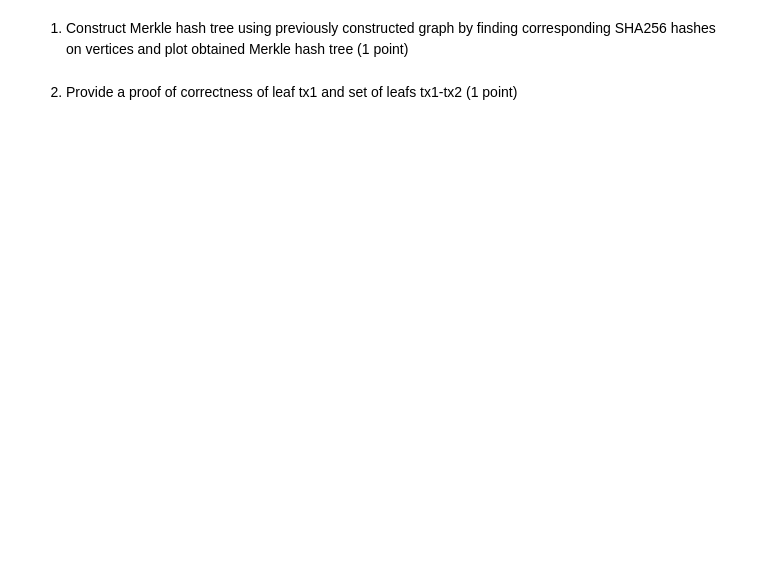
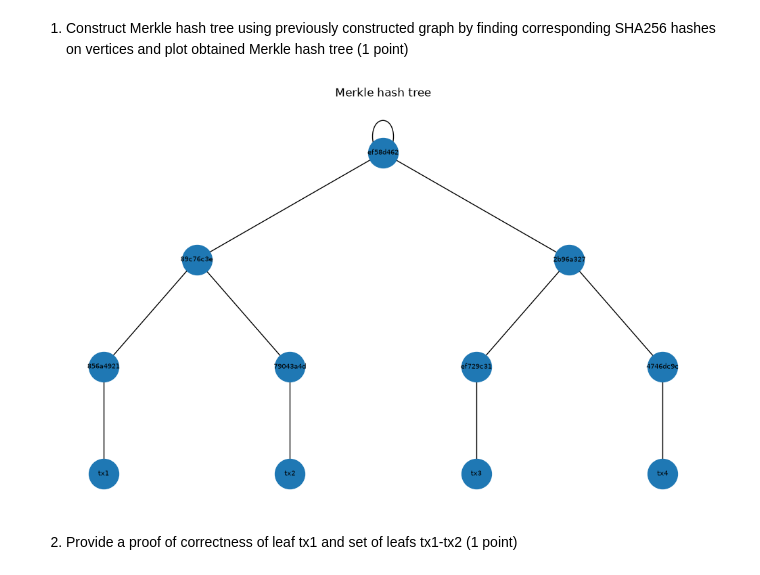
Before and after one commit to ifde/distributed-ledger-systems, a Jupyter notebook: frolov_ivan_Home_Assignment_1.ipynb, the cells around one changed output. Saved outputs shown, nothing was run; the diff lists cells and outputs as text; code cells hidden in the pictures; blank space fills up the shorter version.

```diff
--- a/frolov_ivan_Home_Assignment_1.ipynb
+++ b/frolov_ivan_Home_Assignment_1.ipynb
@@ -119,2 +217,54 @@ nx.draw_networkx_labels(G, positions, labels = labels, font_size = 8)
+# %%
+# code
+
+def double_sha256(data: bytes) -> bytes:
+    """Bitcoin-style hash: sha256(sha256(data)). Returns raw bytes."""
+    return hashlib.sha256(hashlib.sha256(data).digest()).digest()
+
+def hash_pair(a: bytes, b: bytes) -> bytes:
+    """Combine two child hashes into a parent hash."""
+    return double_sha256(a + b)
+
+leaves = {3: b"tx1", 4: b"tx2", 5: b"tx3", 6: b"tx4"}
+
+hashes = {}
+for node, val in leaves.items():
+    hashes[node] = double_sha256(val)
+
+# children[node] = list of child node indices
+children = {i: [] for i in range(7)}
+for child in range(1, 7):
+    children[parents[child]].append(child)
+
+# Process nodes from leaves to the root
+for node in range(6, -1, -1):
+    if node in hashes:          # already a leaf
+        continue
+    kids = children[node]
+    if len(kids) == 1:
+        # if a single child, hash it with itself
+        hashes[node] = hash_pair(hashes[kids[0]], hashes[kids[0]])
+    else:
+        # if multiple children, then combine left to right
+        h = hashes[kids[0]]
+        for k in kids[1:]:
+            h = hash_pair(h, hashes[k])
+        hashes[node] = h
+
+base = {7: b"tx1", 8: b"tx2", 9: b"tx3", 10: b"tx4"}
+labels = {}
+for n in range(11):
+    if n in base:
+        labels[n] = base[n].decode()
+    else:
+        labels[n] = hashes[n].hex()[:8]    # Displaying just first 8 characters (otherwise it is too big)
+
+plt.figure(figsize=(10, 6))
+nx.draw(G, positions, node_size=1000, with_labels=False)
+nx.draw_networkx_labels(G, positions, labels=labels, font_size=7)
+plt.title("Merkle hash tree")
+plt.show()
+# %% [output]
+[figure, added]
 # %% [markdown]
 2) Provide a proof of correctness of leaf tx1 and set of leafs tx1-tx2 (1 point)
```
Also changed, not shown: parts of 27 cells of this notebook, 2 other files.
